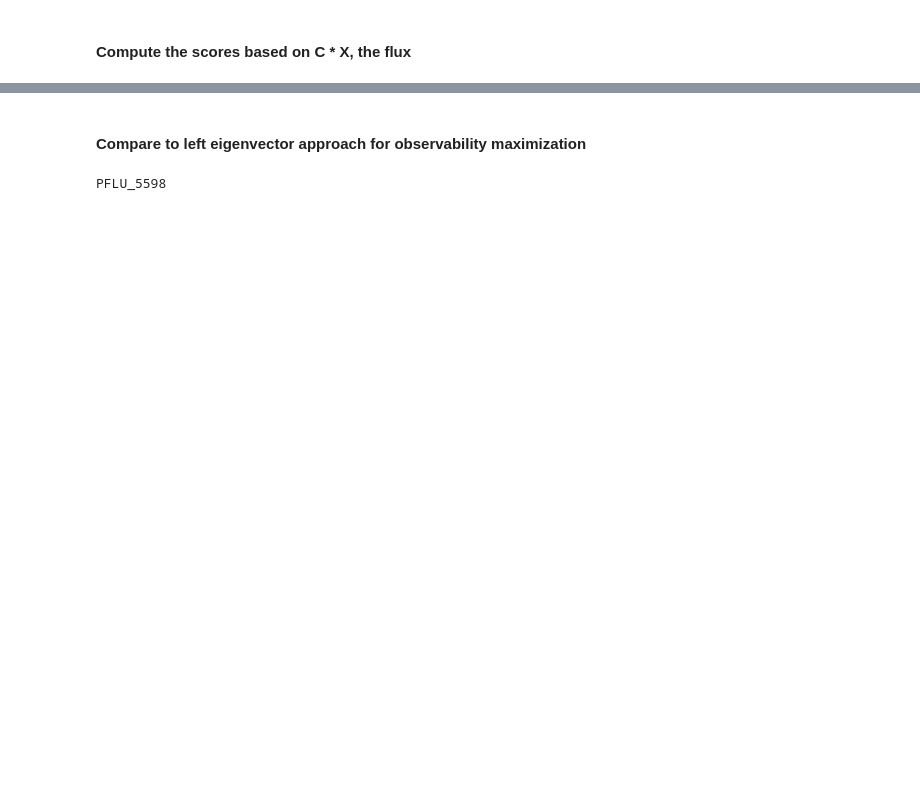
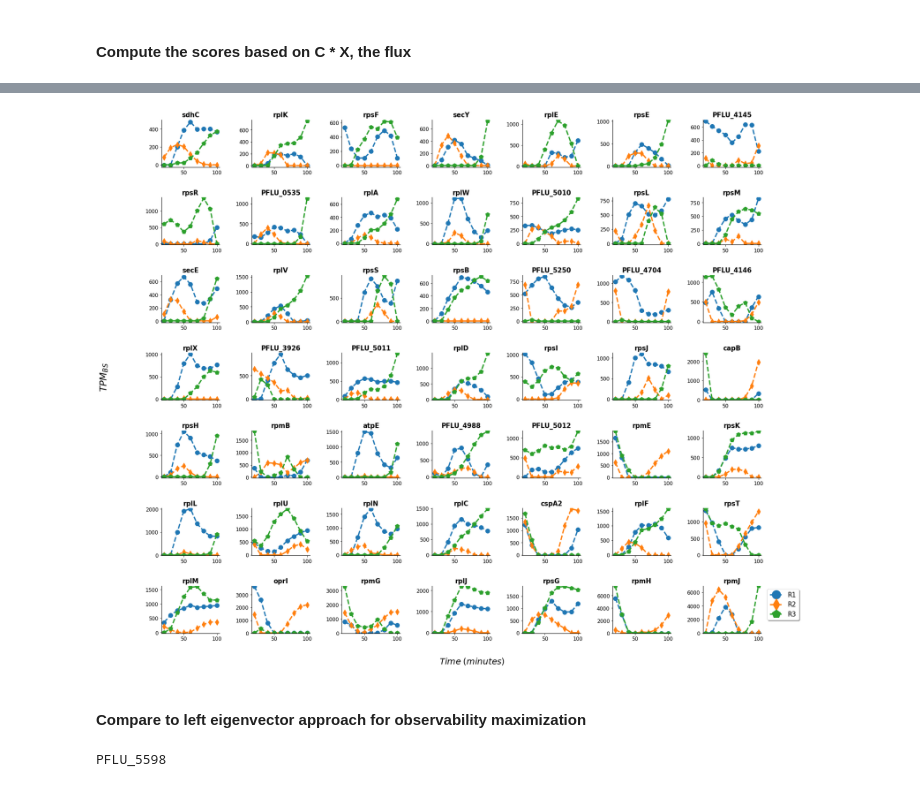
Before and after one commit to AqibHasnain/optimal_sensors, a Jupyter notebook: postprocessing.ipynb, the cells around one changed output, grey strips where cells are left out. Cells and saved outputs as stored; diff of their text form; code cells hidden in the pictures; blank space fills up the shorter version.

```diff
--- a/postprocessing.ipynb
+++ b/postprocessing.ipynb
@@ -357,3 +306,7 @@ sorted_CXscores_inds = mean_CXscores.argsort()
+# %%
+plot_selected_gene_traces(data[0],sorted_CXscores_inds[-49:],savedir='figures/3rd49.pdf',savefig=False,showfig=True)
+# %% [output]
+[figure, added]
 # %% [markdown]
 #### Compare to left eigenvector approach for observability maximization
 # %%
```
Also changed, not shown: parts of 12 cells of this notebook, 3 other files.
